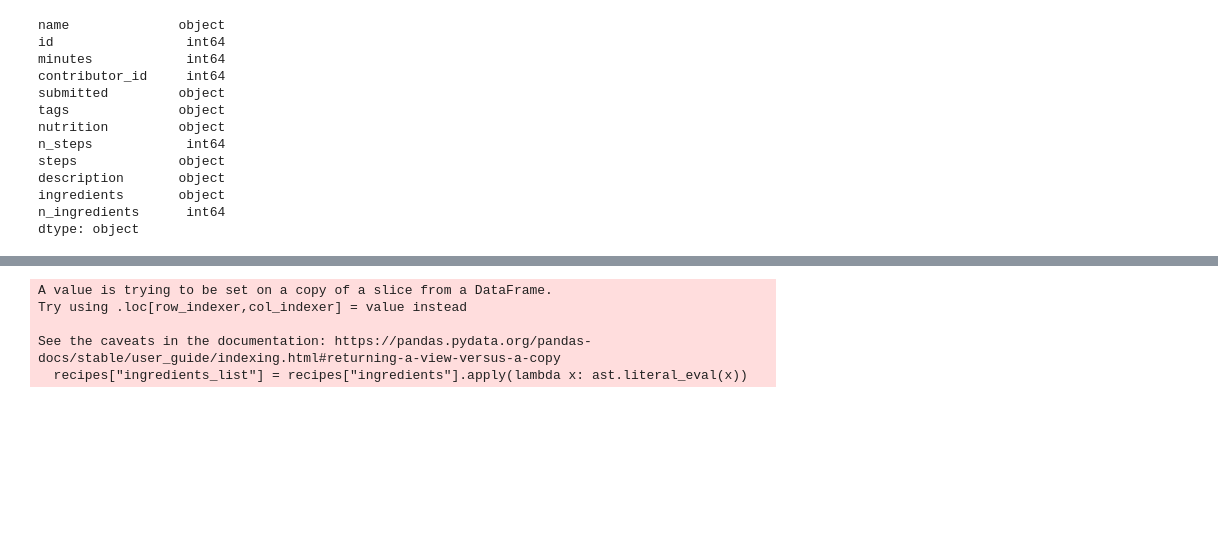
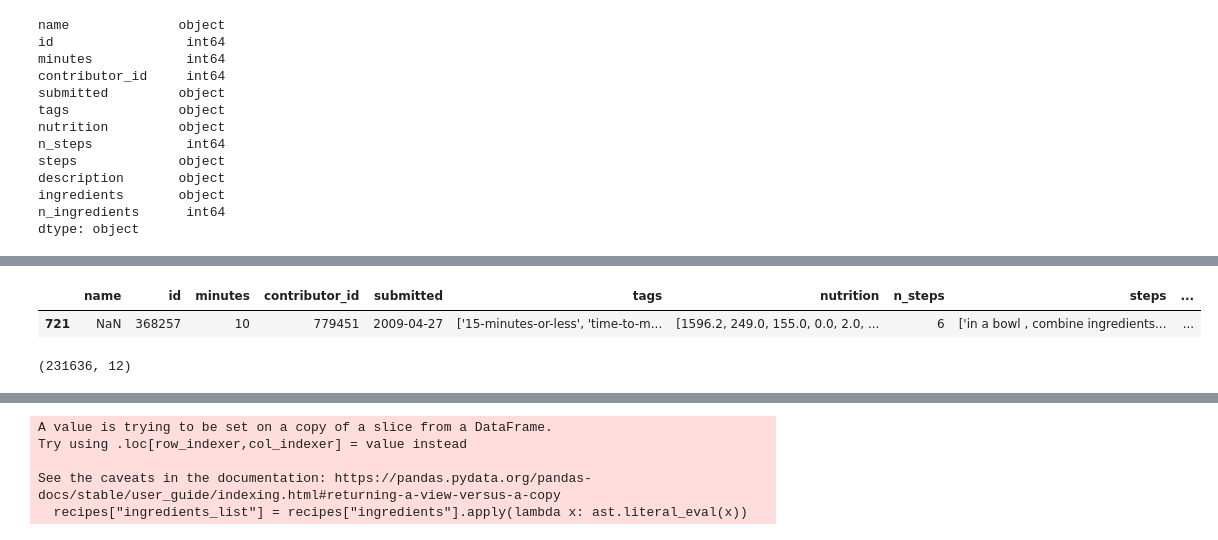
Before and after one commit to ML-7641-Fall-2022/RoboChef, a Jupyter notebook: notebooks/recommendation/mapping_YH.ipynb, the cells around one changed output, grey strips where cells are left out. Drawn from its saved outputs; the diff is of its cells as text; code cells hidden in the pictures; blank space fills up the shorter version.

```diff
--- a/notebooks/recommendation/mapping_YH.ipynb
+++ b/notebooks/recommendation/mapping_YH.ipynb
@@ -55,0 +74,5 @@ raw_recipes.shape
+# %%
+raw_recipes[raw_recipes['name'].isna()]
+# %% [output]
+|  | name | id | minutes | contributor_id | submitted | tags | nutrition | n_steps | steps | ... |
+| 721 | NaN | 368257 | 10 | 779451 | 2009-04-27 | ['15-minutes-or-less', 'time-to-m... | [1596.2, 249.0, 155.0, 0.0, 2.0, ... | 6 | ['in a bowl , combine ingredients... | ... |
@@ -56,3 +81,7 @@ raw_recipes.shape
+# %%
+raw_recipes.shape
+# %% [output]
+(231636, 12)
 # %%
 raw_recipes['name'].nunique
 # %% [output]
```
Also changed, not shown: parts of 13 cells of this notebook, 2 other files.
